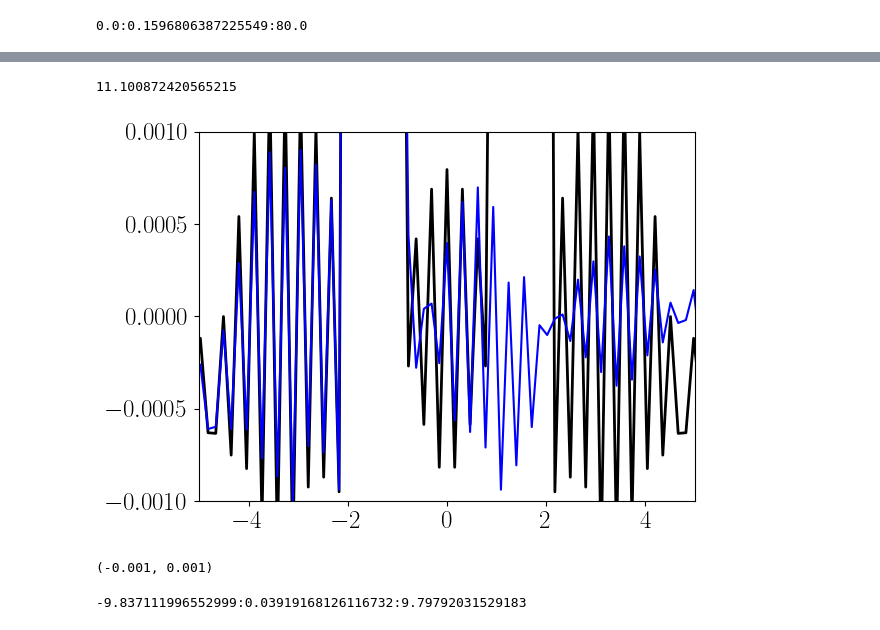
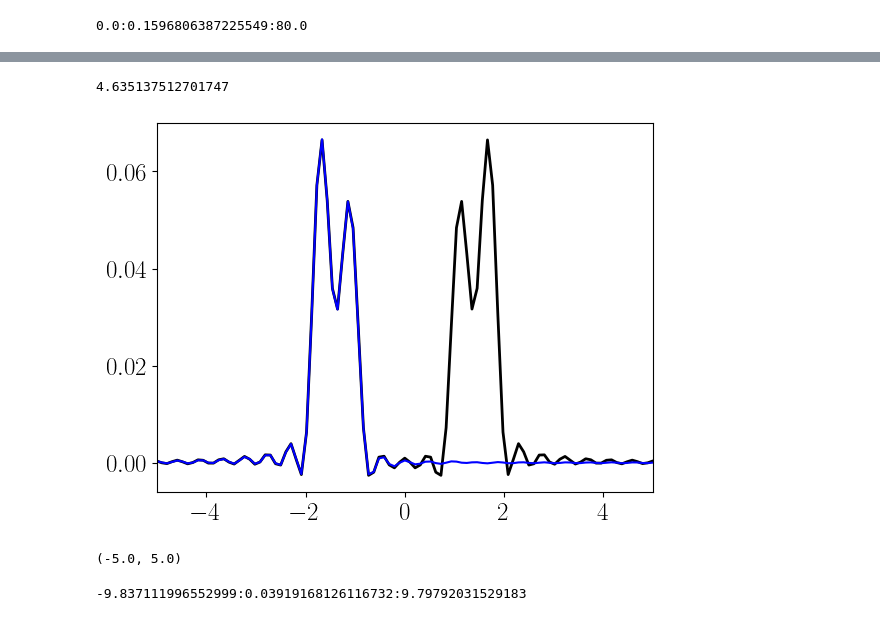
Before and after one commit to Jalil199/KBE-DrivenElectrons, a Jupyter notebook: main-rice_mele.ipynb, the cells around one changed output, grey strips where cells are left out. Saved outputs shown, nothing was run; the diff lists cells and outputs as text; code cells hidden in the pictures.

```diff
--- a/main-rice_mele.ipynb
+++ b/main-rice_mele.ipynb
@@ -1044,16 +1037,16 @@ plt.show()
 # %%
 t_avg = 50#240#165#360#213#110#300
 t_avg_sol = ts[t_avg]
 println(t_avg_sol)
 
 plot(ωs, real.(A_Wigner_sumk[:,t_avg])/(40), color="black", linewidth=2)
 plot(ωs, imag.(GL_Wigner_sumk[:,t_avg])/pi/(40), color="blue", linewidth=1.5)
 plt.xlim(-5,5)
-plt.ylim(-0.001,0.001)
+#plt.ylim(-0.001,0.001)
 # %% [output]
-11.100872420565215
+4.635137512701747
-[figure, old version]
+[figure, new version]
-(-0.001, 0.001)
+(-5.0, 5.0)
 # %%
 #model = ModelElectronBath()
 # %%
```
Also changed, not shown: parts of 18 cells of this notebook, 1 other file.
